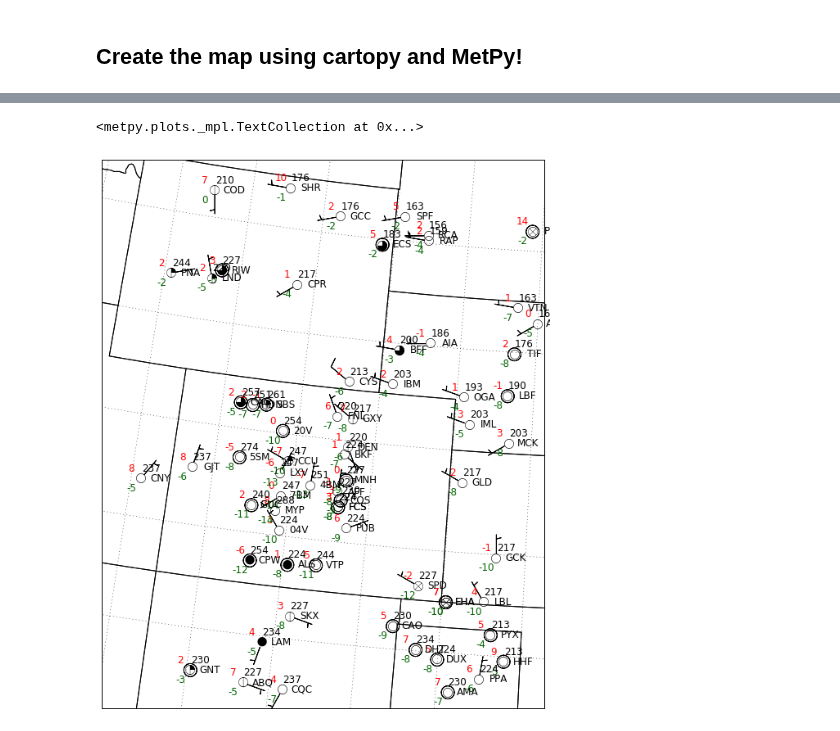
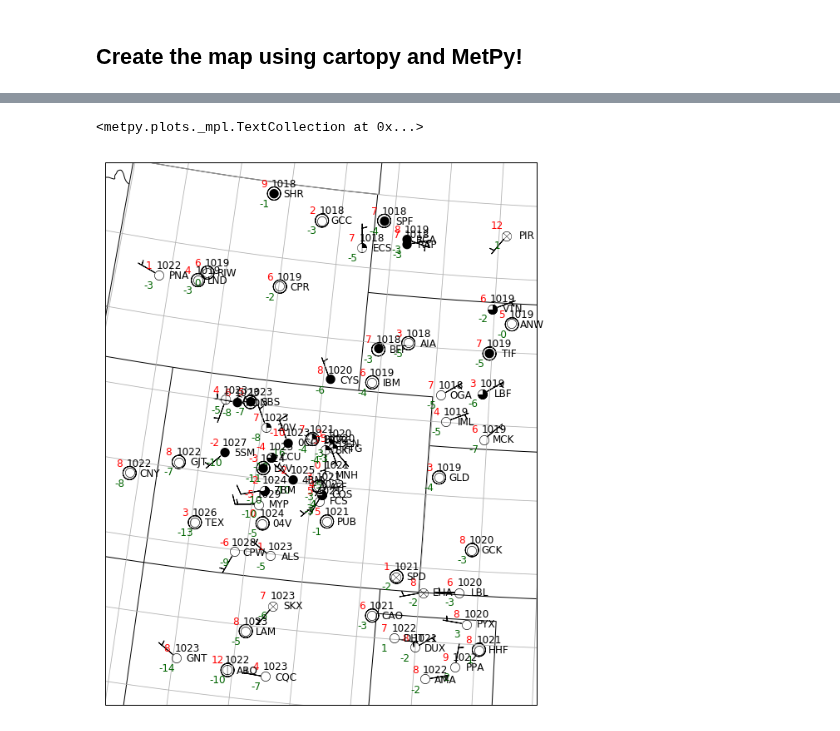
Before and after one commit to Unidata/python-workshop, a Jupyter notebook: notebooks/Surface Data with Siphon and MetPy.ipynb, the cells around one changed output, grey strips where cells are left out. Saved outputs shown, nothing was run; the diff lists cells and outputs as text; code cells hidden in the pictures.

```diff
--- a/notebooks/Surface Data with Siphon and MetPy.ipynb
+++ b/notebooks/Surface Data with Siphon and MetPy.ipynb
@@ -258,0 +232,16 @@ Time to make your own meteogram:
+# %%
+fig = plt.figure(figsize=(10, 8))
+ax = fig.add_subplot(1, 1, 1, projection=ccrs.LambertConformal())
+
+ax.add_feature(cfeat.LAND)
+ax.add_feature(cfeat.OCEAN)
+ax.add_feature(cfeat.COASTLINE)
+ax.add_feature(cfeat.BORDERS, linestyle=':')
+
+# Grab state borders
+state_borders = cfeat.NaturalEarthFeature(category='cultural',
+    name='admin_1_states_provinces_lines', scale='50m', facecolor='none')
+ax.add_feature(state_borders, linestyle="--", edgecolor='blue')
+
+# Set limits in lat/lon space
+ax.set_extent([-130, -60, 20, 50])
@@ -278,7 +264,9 @@ var=wind_speed&var=inches_ALTIM&var=air_temperature&var=cloud_area_fraction&var=
 # %% [markdown]
 ## Let's get the data!
 # %%
+import numpy as np
 from metpy.calc import get_wind_components
+from metpy.units import units
 
 data = ncss.get_data(query)
 
@@ -290,7 +278,7 @@ dewp = data['dew_point_temperature'][:]
 slp = (data['inches_ALTIM'][:] * units('inHg')).to('mbar')
 
 # Convert wind to components
-u, v = get_wind_components(data['wind_speed'], np.deg2rad(data['wind_from_direction']))
+u, v = get_wind_components(data['wind_speed'], data['wind_from_direction'] * units.degree)
 
 # Need to handle missing (NaN) and convert to proper code
 cloud_cover = 8 * data['cloud_area_fraction']
@@ -298,6 +286,6 @@ cloud_cover[np.isnan(cloud_cover)] = 9
 cloud_cover = cloud_cover.astype(np.int)
 
 # For some reason these come back as bytes instead of strings
-stid = [s.decode() for s in data['station']]
+stid = np.array([s.decode() for s in data['station']])
 # %% [markdown]
 ## Create the map using cartopy and MetPy!
@@ -357,28 +300,33 @@ Below we also use a custom formatter to take the sea level pressure values and p
 # %%
+from metpy.plots import StationPlot
 from metpy.plots.wx_symbols import sky_cover
 
-ax = default_map(bb)
+# Set up a plot with map features
+fig = plt.figure(figsize=(12, 12))
+proj = ccrs.Stereographic(central_longitude=-95, central_latitude=35)
+ax = fig.add_subplot(1, 1, 1, projection=proj)
+ax.add_feature(state_borders, edgecolor='black')
+ax.add_feature(cfeat.BORDERS)
+ax.coastlines()
+ax.gridlines()
 
-# Same as before
-stationplot = StationPlot(ax, lons, lats, transform=cartopy.crs.PlateCarree(),
+# Create a station plot pointing to an Axes to draw on as well as the location of points
+stationplot = StationPlot(ax, lons, lats, transform=ccrs.PlateCarree(),
                           fontsize=12)
 stationplot.plot_parameter('NW', tair, color='red')
 stationplot.plot_parameter('SW', dewp, color='darkgreen')
+stationplot.plot_parameter('NE', slp)
+
+# Add wind barbs
 stationplot.plot_barb(u, v)
 
 # Plot the sky cover symbols in the center. We give it the integer code values that
 # should be plotted, as well as a mapping class that can convert the integer values
 # to the appropriate font glyph.
 stationplot.plot_symbol('C', cloud_cover, sky_cover)
 
 # Plot station id -- using an offset pair instead of a string location
 stationplot.plot_text((2, 0), stid)
-
-# A more complex example uses a custom formatter to control how the sea-level pressure
-# values are plotted. This uses the standard trailing 3-digits of the pressure value
-# in tenths of millibars.
-stationplot.plot_parameter('NE', slp,
-                           formatter=lambda v: format(10 * v.magnitude, '.0f')[-3:])
 # %% [output]
 <metpy.plots._mpl.TextCollection at 0x...>
-[figure, old version]
+[figure, new version]
```
Also changed, not shown: parts of 72 cells of this notebook, 1 other file.
